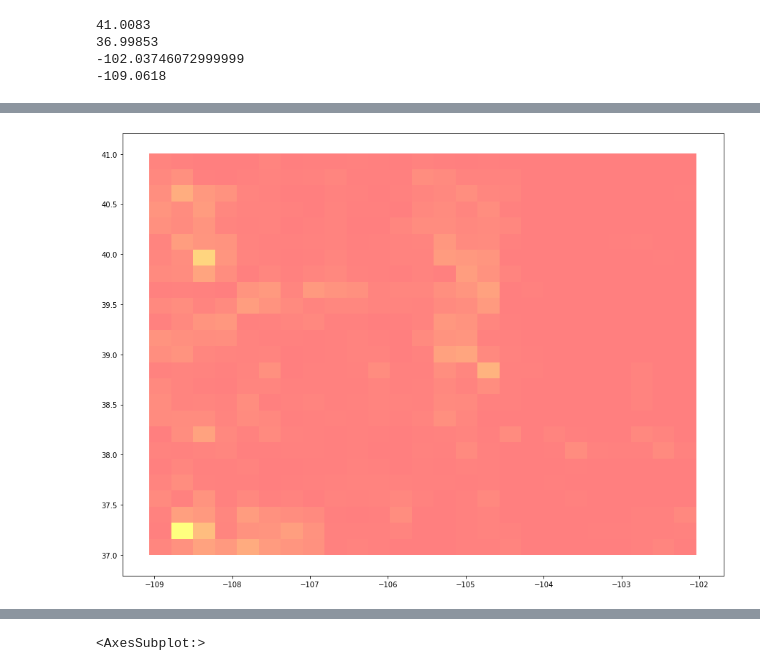
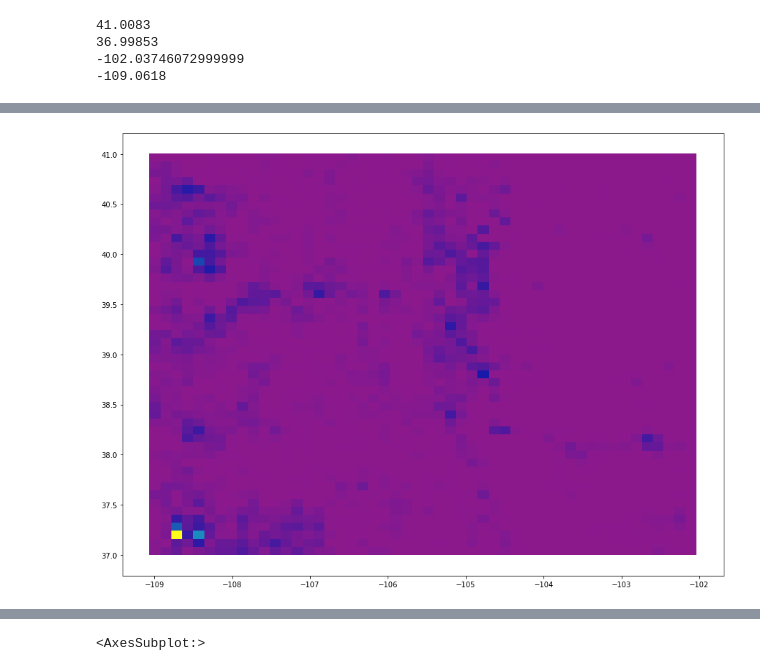
Before and after one commit to Paxton-P/Wildfire, a Jupyter notebook: Data Visualization.ipynb, the cells around one changed output, grey strips where cells are left out. Drawn from its saved outputs; the diff is of its cells as text; code cells hidden in the pictures.

```diff
--- a/Data Visualization.ipynb
+++ b/Data Visualization.ipynb
@@ -169,8 +148,8 @@ print(minLon)
 # %%
 fig, ax = plt.subplots(figsize = (15,15))
 
-numRectWide = 25
-numRectTall = 25
+numRectWide = 50
+numRectTall = 50
 w = (maxLon - minLon) / numRectWide
 h = (maxLat - minLat) / numRectTall
 
@@ -189,33 +168,33 @@ for r in range(numRectTall):
 coMap.plot(ax = ax, color = "white")
 
 pointDensities = np.zeros(numRectTall * numRectWide)
 i = 0
 
 for point in points:
     #print(point)
     firesInRegion = fires.loc[(fires.LATITUDE > point[0]) & (fires.LATITUDE <= (point[0] + h)) & (fires.LONGITUDE > point[1]) & (fires.LONGITUDE <= (point[1] + h)),:]
     pointDensities[i] = len(firesInRegion['FOD_ID'])
     i = i + 1
 
 maxDens = max(pointDensities)
 
 numColors = 200
 
 pointDensities = numColors * pointDensities / maxDens
 
-yellow = Color("red")
+yellow = Color("purple")
 colors = list(yellow.range_to(Color("yellow"),numColors + 1))
 colors = [c.hex for c in colors]
 
 i = 0
 for point in points:
     facecolor = colors[int(round(pointDensities[i]))]
     rect=mpatches.Rectangle((point[1],point[0]),w,h,
-                        alpha=0.5,
+                        alpha=0.9,
                         facecolor=facecolor)
     plt.gca().add_patch(rect)
     i = i + 1
 
 #geo_df.plot(ax = ax, markersize = 2, color = 'red', alpha = .5)
 # %% [output]
-[figure, old version]
+[figure, new version]
```
Also changed, not shown: parts of 18 cells of this notebook.
